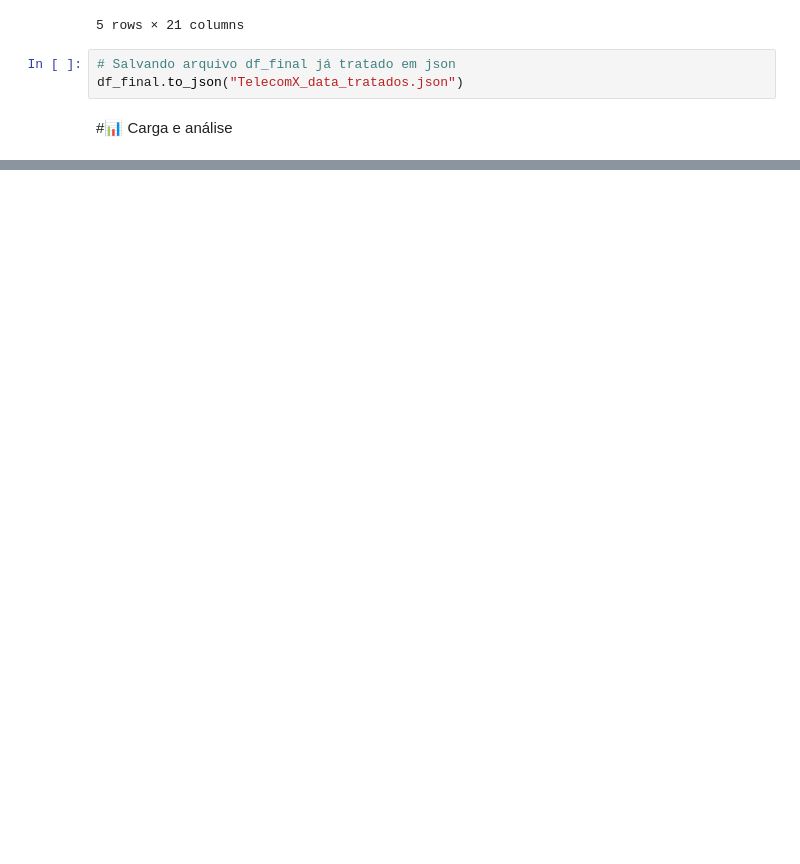
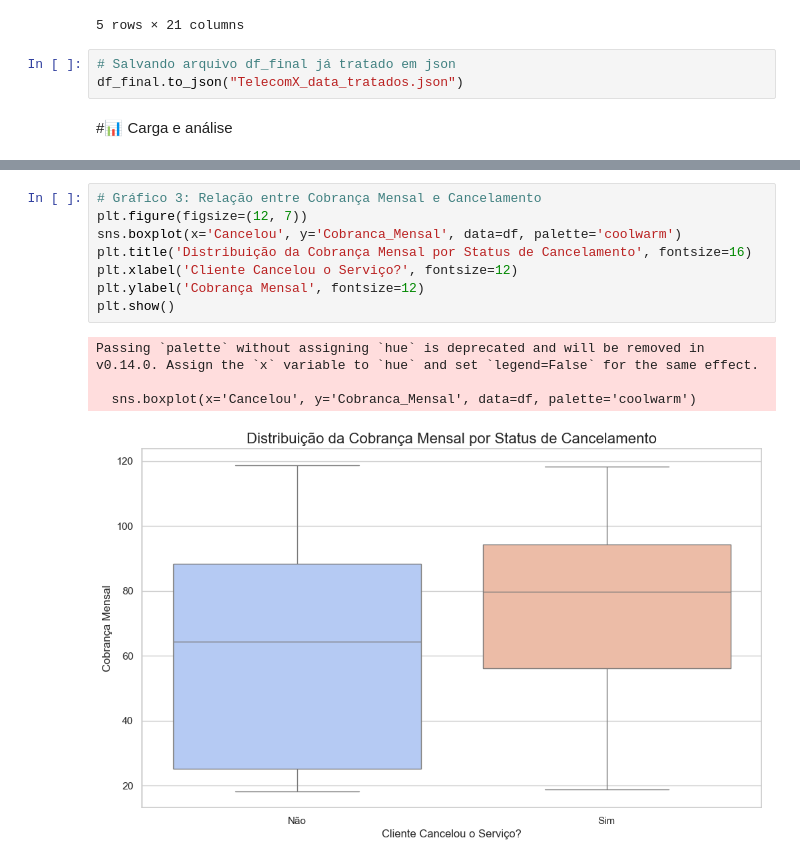
Before and after one commit to dfarneym/TelecomX_BR, a Jupyter notebook: TelecomX_BR.ipynb, the cells around one changed output, grey strips where cells are left out. Cells and saved outputs as stored; diff of their text form; blank space fills up the shorter version.

```diff
--- a/TelecomX_BR.ipynb
+++ b/TelecomX_BR.ipynb
@@ -252,0 +415,13 @@ df_final.to_json("TelecomX_data_tratados.json")
+# %%
+# Gráfico 3: Relação entre Cobrança Mensal e Cancelamento
+plt.figure(figsize=(12, 7))
+sns.boxplot(x='Cancelou', y='Cobranca_Mensal', data=df, palette='coolwarm')
+plt.title('Distribuição da Cobrança Mensal por Status de Cancelamento', fontsize=16)
+plt.xlabel('Cliente Cancelou o Serviço?', fontsize=12)
+plt.ylabel('Cobrança Mensal', fontsize=12)
+plt.show()
+# %% [output]
+Passing `palette` without assigning `hue` is deprecated and will be removed in v0.14.0. Assign the `x` variable to `hue` and set `legend=False` for the same effect.
+
+  sns.boxplot(x='Cancelou', y='Cobranca_Mensal', data=df, palette='coolwarm')
+[figure, added]
```
Also changed, not shown: parts of 16 cells of this notebook.
